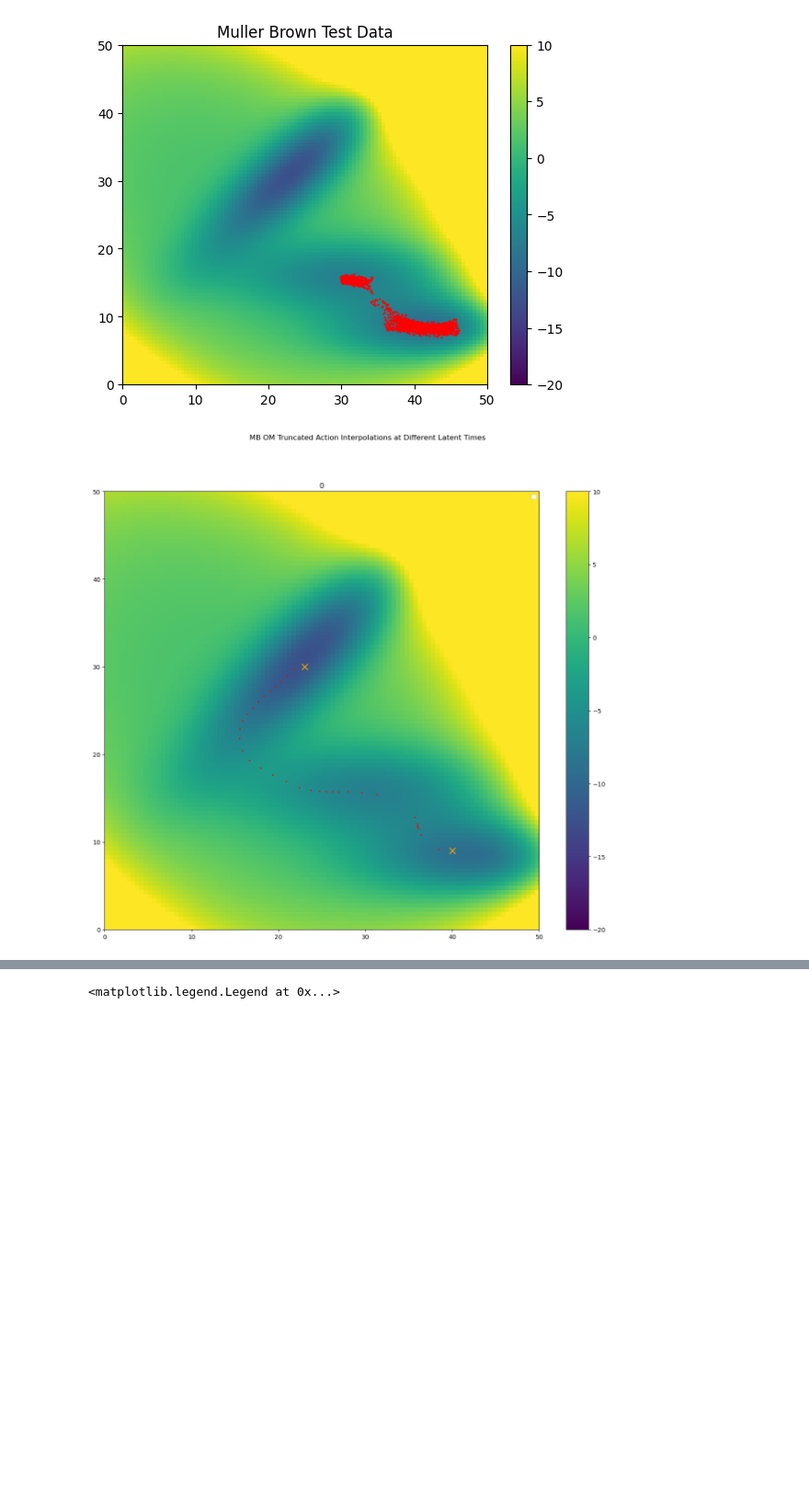
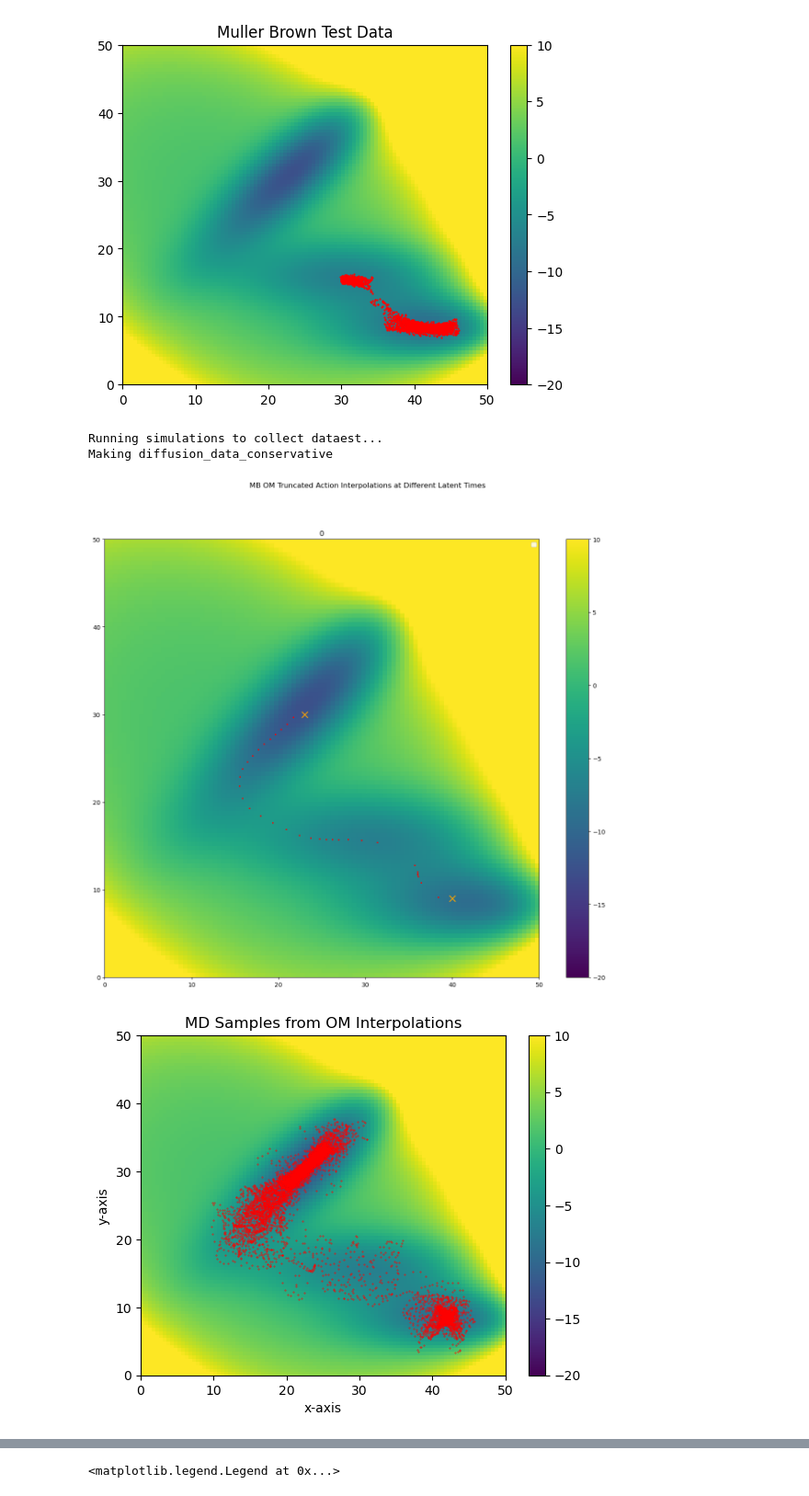
Before and after one commit to michael-psenka/OM-TPS, a Jupyter notebook: train_diffusion_mb.ipynb, the cells around one changed output, grey strips where cells are left out. Shown at 92% size. Drawn from its saved outputs; the diff is of its cells as text; code cells hidden in the pictures; blank space fills up the shorter version.

```diff
--- a/train_diffusion_mb.ipynb
+++ b/train_diffusion_mb.ipynb
@@ -822,32 +822,35 @@ save_multi_scatter_2d(samples, latent_times, title = "MB OM Hutchinson Action In
 # %%
 # om interpolation in diffusion space - TruncatedAction
 latent_times = [0]
 mlp = MLP(3, 256, 2, device, act = F.relu, conservative=False).to(device).to(torch.float32)
 mlp.load_state_dict(torch.load("mb_diffusion_model.pt"))
 model = MBDiffusionModel(mlp, num_steps = 256, device = device).to(device).to(torch.float32)
 out = [model.om_interpolation(x1, x2, initial_guess_time = 0, encode_and_decode = False, action_cls = TruncatedAction, path_length=50, num_paths = 100, latent_time=time, om_steps = 1000, lr = 2e-1) for time in latent_times]
 samples, paths, actions, grad_ratios = zip(*out) # TODO: plot evolution of paths during optimization
 samples = torch.stack(samples) # [9 x num_paths x path_length x 2]
 samples = samples*std + mean
 samples = get_numpy(samples.reshape(len(latent_times), -1, 2))
 
 # paths = torch.stack([torch.stack(p) for p in paths]) #[9 x om_steps/save_every x num_paths x path_length x 2]
 # paths = paths*std + mean
 
 # paths = get_numpy(paths.mean(dim = 2)) # average over paths
 
 save_multi_scatter_2d(samples, latent_times, title = "MB OM Truncated Action Interpolations at Different Latent Times") #, paths = paths)
 
 # Run MD simulations using the optimized paths and the trained model
-# from mb_calculator import DiffusionModel_MullerBrownPotential
-# from copy import deepcopy
-# diffusion_calculator = DiffusionModel_MullerBrownPotential(model = model, t = 4, device = model.device)
-# ics = (deepcopy(samples) - mean.cpu().numpy()) / std.cpu().numpy()
-# ics = ics.squeeze()
-# md_samples = MBDataset(save_path = 'diffusion_data_conservative', calculator = diffusion_calculator, initial_positions = ics[13:17], timestep = 5.0, temperature = 700, n_steps = 1000, n_sims = 10, gamma = 0.001)
-# visualize_mb_data(md_samples, normalize=True, title="MD Samples from OM Interpolations")
+from mb_calculator import DiffusionModel_MullerBrownPotential
+from copy import deepcopy
+diffusion_calculator = DiffusionModel_MullerBrownPotential(model = model, t = 4, device = model.device)
+ics = (deepcopy(samples) - mean.cpu().numpy()) / std.cpu().numpy()
+ics = ics.squeeze()
+md_samples = MBDataset(save_path = 'diffusion_data_conservative', calculator = diffusion_calculator, initial_positions = ics[13:17], timestep = 5.0, temperature = 700, n_steps = 1000, n_sims = 10, gamma = 0.001)
+visualize_mb_data(md_samples, normalize=True, title="MD Samples from OM Interpolations")
 # %% [output]
+Running simulations to collect dataest...
+Making diffusion_data_conservative
 [figure]
+[figure, added]
 # %%
 # om interpolation in diffusion space - TruncatedAction - with annealing
 mlp = MLP(3, 256, 2, device).to(device).to(torch.float32)
```
Also changed, not shown: 1 other file.
